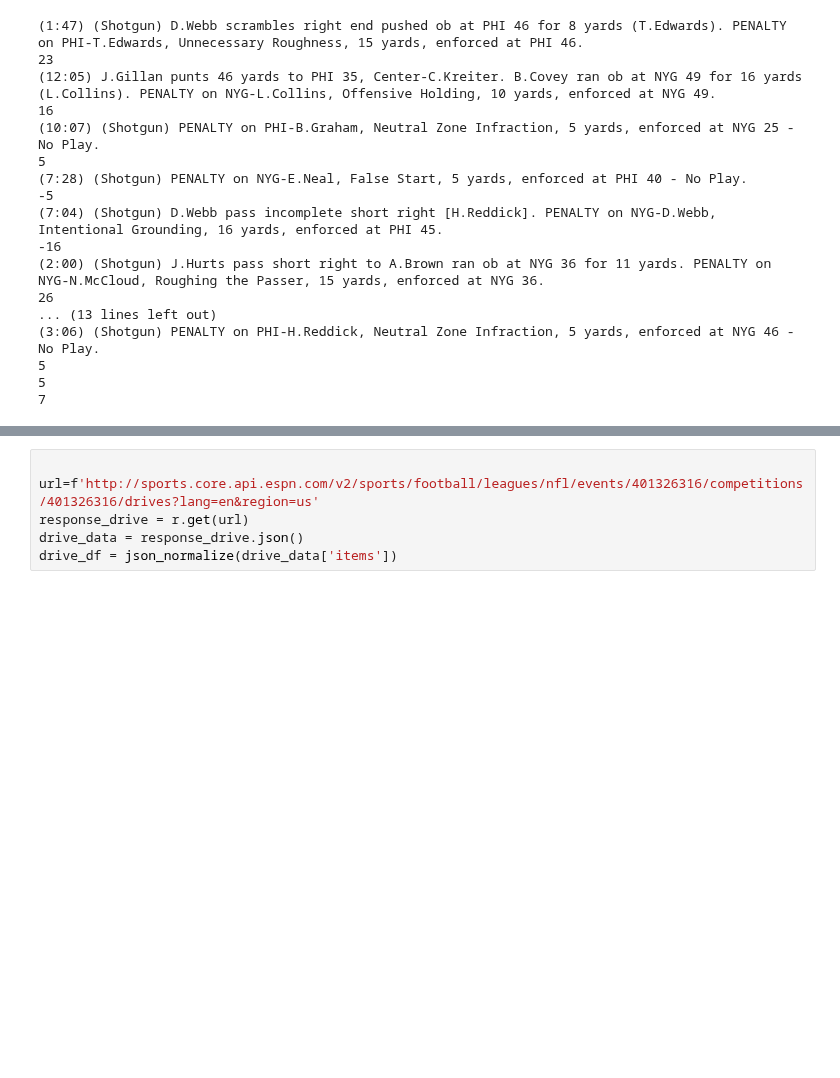
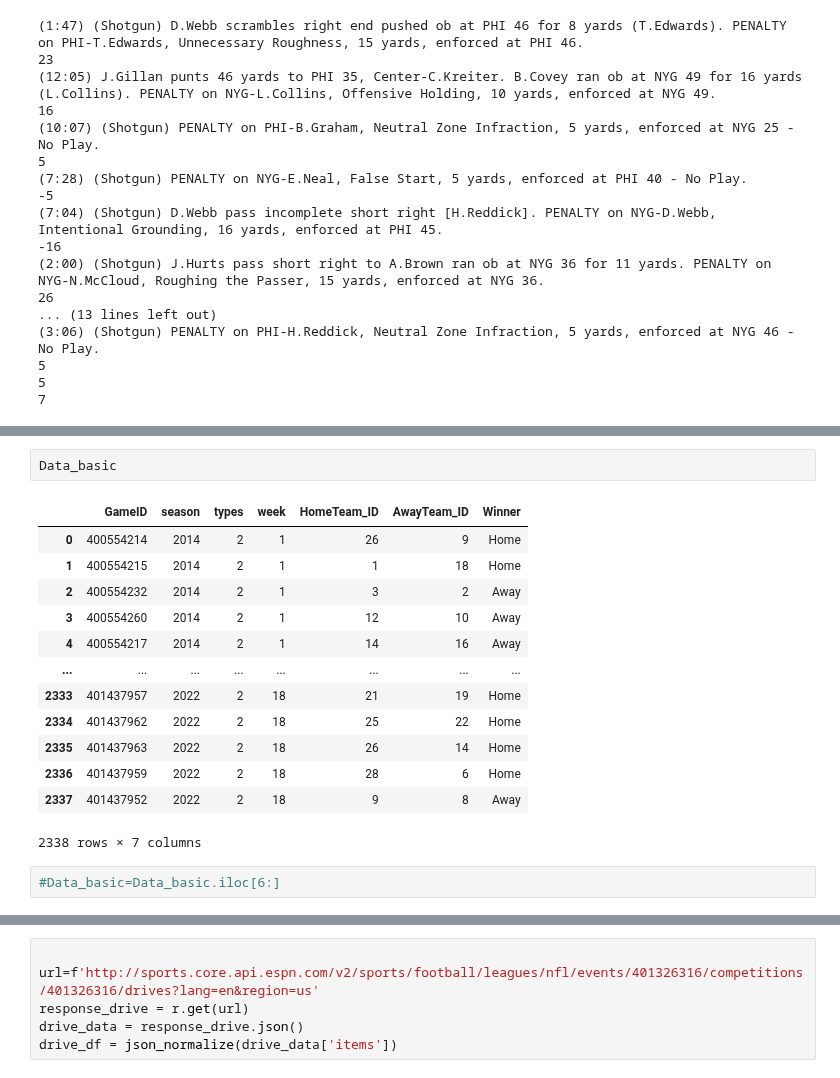
Before and after one commit to michel-wue/Seminar, a Jupyter notebook: Data_last_changes.ipynb, the cells around one changed output, grey strips where cells are left out. Cells and saved outputs as stored; diff of their text form; blank space fills up the shorter version.

```diff
--- a/Data_last_changes.ipynb
+++ b/Data_last_changes.ipynb
@@ -452 +412,19 @@ print(penalty_away)
+# %%
+Data_basic
+# %% [output]
+|  | GameID | season | types | week | HomeTeam_ID | AwayTeam_ID | Winner |
+| 0 | 400554214 | 2014 | 2 | 1 | 26 | 9 | Home |
+| 1 | 400554215 | 2014 | 2 | 1 | 1 | 18 | Home |
+| 2 | 400554232 | 2014 | 2 | 1 | 3 | 2 | Away |
+| 3 | 400554260 | 2014 | 2 | 1 | 12 | 10 | Away |
+| 4 | 400554217 | 2014 | 2 | 1 | 14 | 16 | Away |
+| ... | ... | ... | ... | ... | ... | ... | ... |
+| 2333 | 401437957 | 2022 | 2 | 18 | 21 | 19 | Home |
+| 2334 | 401437962 | 2022 | 2 | 18 | 25 | 22 | Home |
+| 2335 | 401437963 | 2022 | 2 | 18 | 26 | 14 | Home |
+| 2336 | 401437959 | 2022 | 2 | 18 | 28 | 6 | Home |
+| 2337 | 401437952 | 2022 | 2 | 18 | 9 | 8 | Away |
+2338 rows × 7 columns
+# %%
+#Data_basic=Data_basic.iloc[6:]
 # %%
```
Also changed, not shown: parts of 9 cells of this notebook.
